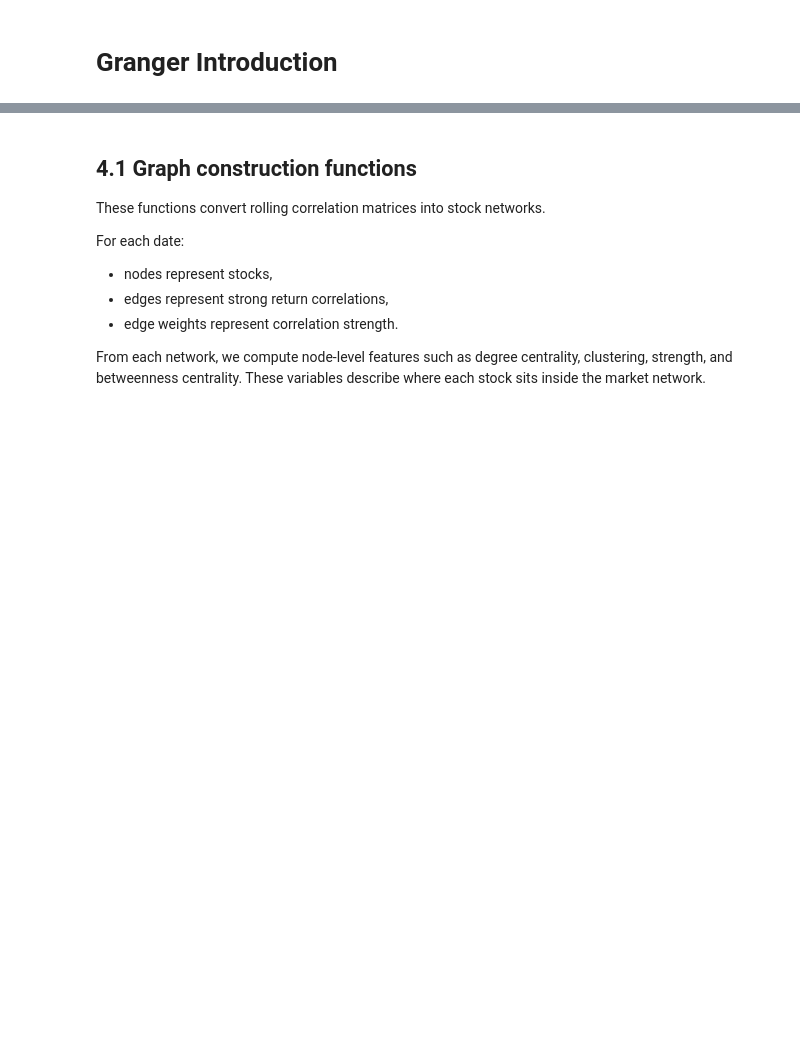
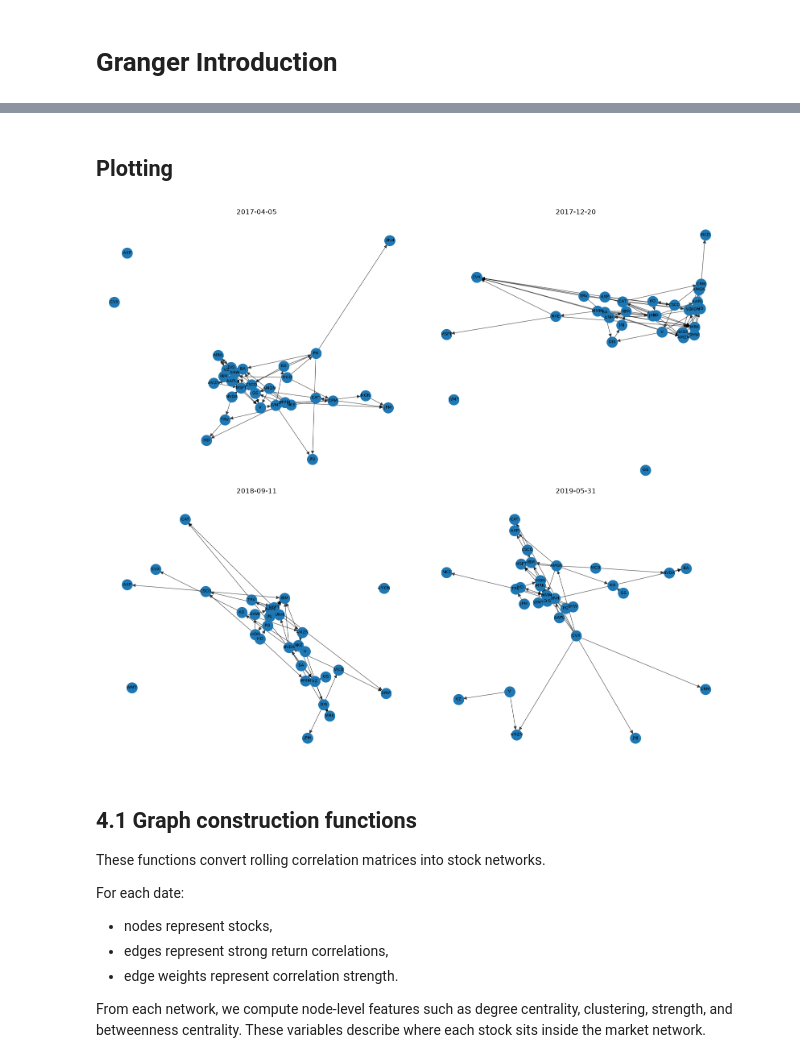
Before and after one commit to Trisrobi/MasterThesis, a Jupyter notebook: V0_Baseline.ipynb, the cells around one changed output, grey strips where cells are left out. Drawn from its saved outputs; the diff is of its cells as text; code cells hidden in the pictures; blank space fills up the shorter version.

```diff
--- a/V0_Baseline.ipynb
+++ b/V0_Baseline.ipynb
@@ -378,3 +597,67 @@ for end in range(window, len(returns)):
+# %% [markdown]
+## Plotting
+# %%
+%matplotlib inline
+
+# Pick four dates
+dates = list(granger_adj_matrices.keys())
+
+selected_dates = [
+    dates[0],
+    dates[len(dates)//3],
+    dates[2*len(dates)//3],
+    dates[-1]
+]
+
+fig, axes = plt.subplots(2, 2, figsize=(16, 14))
+
+for ax, date in zip(axes.flatten(), selected_dates):
+
+    adj = granger_adj_matrices[date]
+
+    G = nx.from_pandas_adjacency(
+        adj,
+        create_using=nx.DiGraph
+    )
+
+    G.remove_edges_from([
+        (u, v)
+        for u, v, d in G.edges(data=True)
+        if d["weight"] == 0
+    ])
+
+    pos = nx.spring_layout(G, seed=42)
+
+    nx.draw_networkx_nodes(
+        G,
+        pos,
+        node_size=350,
+        ax=ax
+    )
+
+    nx.draw_networkx_edges(
+        G,
+        pos,
+        arrows=True,
+        arrowsize=12,
+        alpha=0.6,
+        ax=ax
+    )
+
+    nx.draw_networkx_labels(
+        G,
+        pos,
+        font_size=7,
+        ax=ax
+    )
+
+    ax.set_title(date)
+    ax.axis("off")
+
+plt.tight_layout()
+plt.show()
+# %% [output]
+[figure, added]
 # %% [markdown]
 ## 4.1 Graph construction functions
 
```
Also changed, not shown: parts of 15 cells of this notebook, 2 other files.
